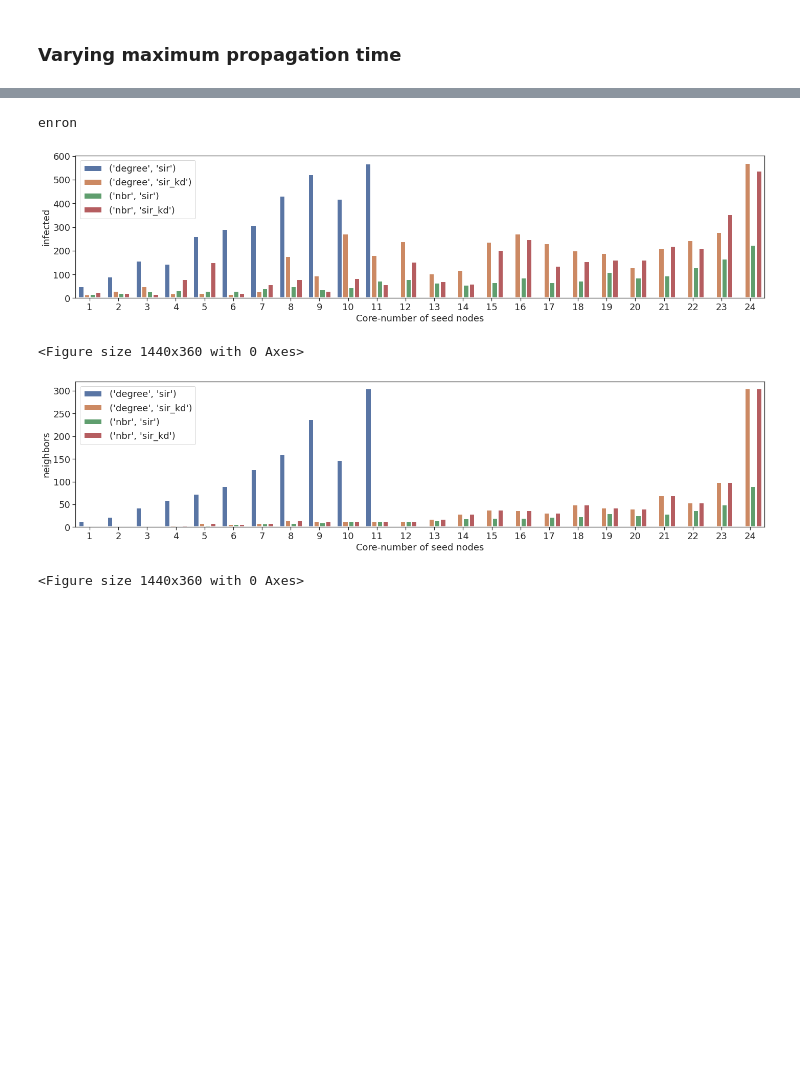
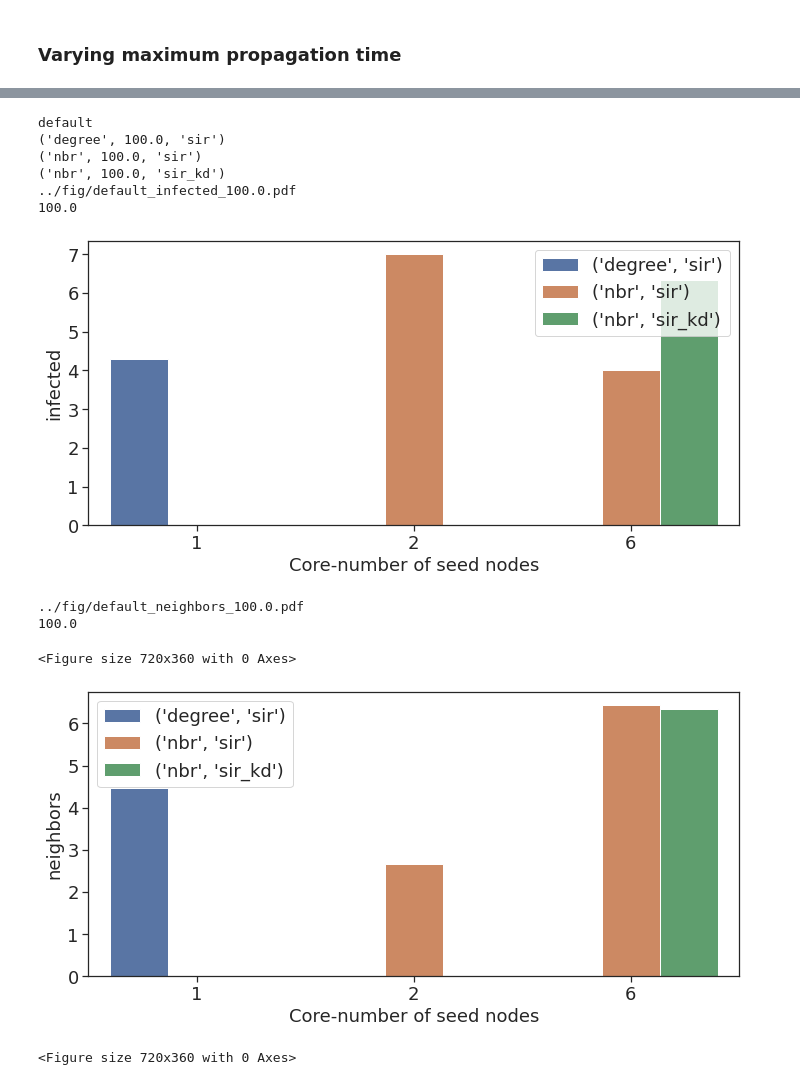
Before and after one commit to toggled/vldbsubmission, a Jupyter notebook: python_src/propagationPlots_bishwa.ipynb, the cells around one changed output, grey strips where cells are left out. Saved outputs shown, nothing was run; the diff lists cells and outputs as text; code cells hidden in the pictures; blank space fills up the shorter version.

Commit message:
time_step detailed experiments

```diff
--- a/python_src/propagationPlots_bishwa.ipynb
+++ b/python_src/propagationPlots_bishwa.ipynb
@@ -970,6 +961,6 @@ df.head(15)
 # %%
 import seaborn as sns
-sns.set(rc={'figure.figsize': (20, 5)})
+sns.set(rc={'figure.figsize': (10, 5)})
 sns.set_style("ticks")
 # plt.style.use('grayscale')
 lw = 3
@@ -992,13 +983,14 @@ for key, item in df2.groupby(group_list, as_index=False):
     result_df = pd.DataFrame()
     group_list2 = ['algo', 'max propagation time', 'exp']
     for key2, item2 in item.groupby(group_list2, as_index=False):
+        print(key2)
         # for algo in item['algo'].unique():
         #     for max_propagation_time in item[item['algo'] == algo]['max propagation time'].unique():
         #         print(item[(item['algo'] == algo) & (item['max propagation time'] == max_propagation_time)])
         assert item2.shape[0] == 1
         result = literal_eval(item2['result'].iloc[0])
-        result = [(k[0], k[1], v[0], v[1], key2[0], key[1], key2[2]) if isinstance(k, tuple) else
-                  (k, -1, v[0], v[1], key2[0], key[1], key2[2])
+        result = [(k[0], k[1], v[0], v[1], key2[0], key2[1], key2[2]) if isinstance(k, tuple) else
+                  (k, -1, v[0], v[1], key2[0], key2[1], key2[2])
                   for k in result for v in result[k]]
         result_df = result_df.append(pd.DataFrame(result, columns=[
                                      'primary core number', 'secondary core number', 'infected', 'neighbors', 'algo', 'max propagation time', 'exp']), ignore_index=False)
@@ -1008,7 +1000,7 @@ for key, item in df2.groupby(group_list, as_index=False):
         'secondary core number'].transform('max') == result_df['secondary core number']]
     # print()
     # print(result_df)
-
+    # continue
     # Plot mean
     for max_propagation_time in result_df['max propagation time'].unique():
         for y_var in ['infected', 'neighbors']:
@@ -1017,36 +1009,49 @@ for key, item in df2.groupby(group_list, as_index=False):
             # print(meandf)
             fig, ax = plt.subplots()
             # sns.lineplot(x = 'core number', y = 'infected', hue='algo', hue_order = ['clique graph', 'nbr-based hyp.', 'deg-based hyp.'],
             #                 data=meandf, color='k', linewidth = lw)
             sns.barplot(x='primary core number', y=y_var, hue=meandf[['algo', 'exp']].apply(tuple, axis=1),
-                        data=meandf, linewidth=lw)
+                        data=meandf)
 
             plt.xlabel('Core-number of seed nodes', fontsize=fontsize)
             plt.ylabel(y_var, fontsize=fontsize)
             plt.xticks(fontsize=fontsize)
             # plt.xticks()
             plt.yticks(fontsize=fontsize)
+            # plt.xlim(35, 60)
             # plt.title(key + ", max propagation time:" + str(int(max_propagation_time)), fontsize=fontsize)
             # ax.get_legend().remove()
             # handles, labels = ax.get_legend_handles_labels()
             # ax.legend(handles=handles[1:], labels=labels[1:], fontsize=fontsize)
             # plt.title(key)
             # ax.yaxis.set_major_locator(MaxNLocator(5))
             # ax.xaxis.set_major_locator(MaxNLocator(5))
             plt.legend(loc='best', fontsize=fontsize)
             plt.tight_layout()
             filename = key
             if(save):
                 plt.savefig("../fig/" + filename + "_" + y_var +
                             "_" + str(max_propagation_time) + ".pdf")
+                print("../fig/" + filename + "_" + y_var +
+                            "_" + str(max_propagation_time) + ".pdf")
+                print(max_propagation_time)
                 plt.show()
             else:
                 print("../fig/" + filename + "_infected.pdf")
                 plt.show()
             plt.clf()
+
+    break
 # %% [output]
-enron
+default
+('degree', 100.0, 'sir')
+('nbr', 100.0, 'sir')
+('nbr', 100.0, 'sir_kd')
+../fig/default_infected_100.0.pdf
+100.0
-[figure, old version]
+[figure, new version]
-<Figure size 1440x360 with 0 Axes>
+../fig/default_neighbors_100.0.pdf
+100.0
+<Figure size 720x360 with 0 Axes>
-[figure, old version]
+[figure, new version]
-<Figure size 1440x360 with 0 Axes>
+<Figure size 720x360 with 0 Axes>
```
Also changed, not shown: parts of 4 cells of this notebook, 3 other files.
